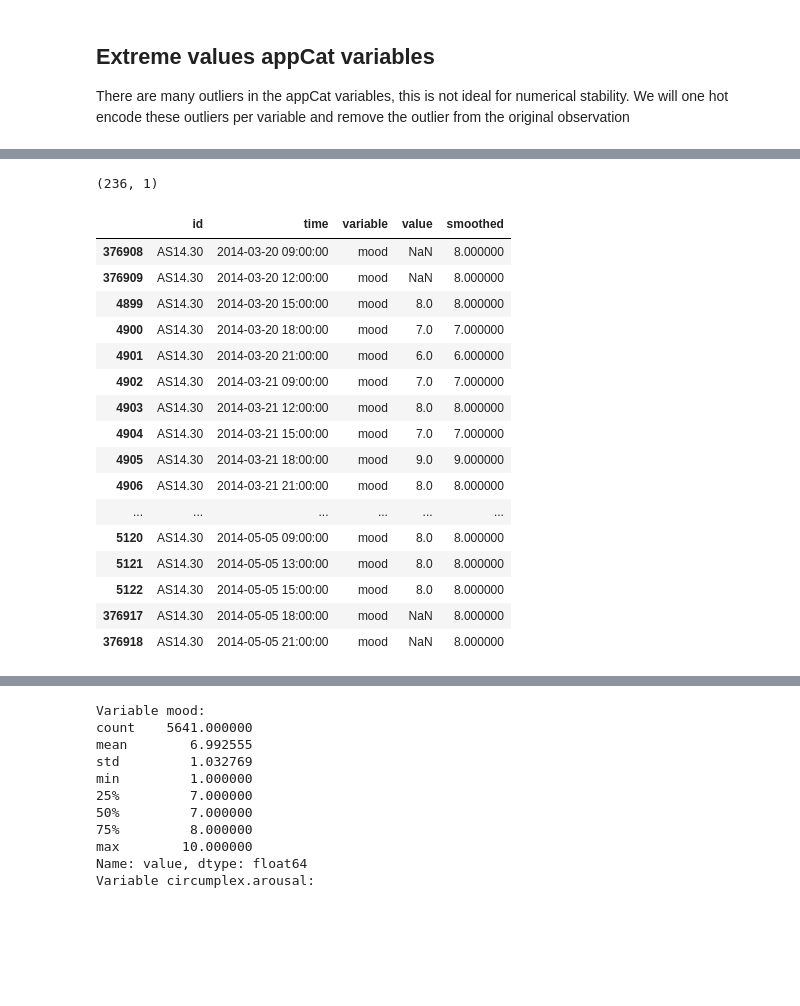
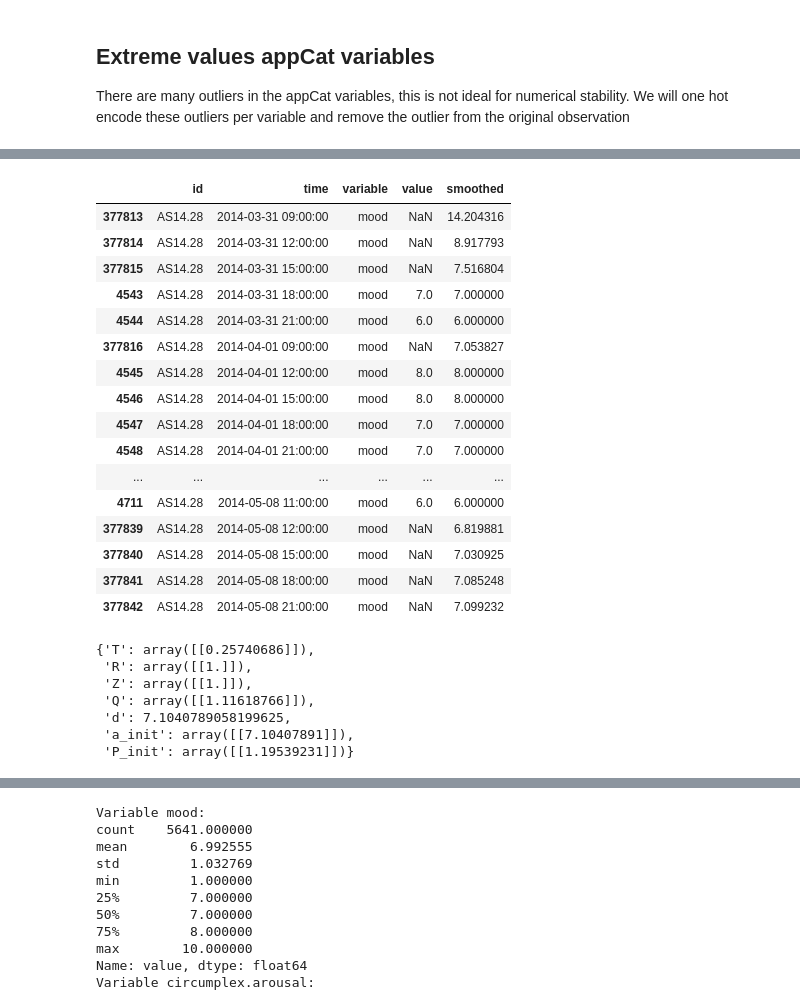
Before and after one commit to rapsac2010/learning-to-rank-expedia-vu, a Jupyter notebook: src/data_cleaning.ipynb, the cells around one changed output, grey strips where cells are left out. Drawn from its saved outputs; the diff is of its cells as text; code cells hidden in the pictures; blank space fills up the shorter version.

Commit message:
Kalman smoother impute should be working

```diff
--- a/src/data_cleaning.ipynb
+++ b/src/data_cleaning.ipynb
@@ -14,7 +14,7 @@ import numpy as np
 import pmdarima as pm
 from statsmodels.tsa.arima.model import ARIMA
 
-pd.set_option('display.max_rows', 500)
+pd.set_option('display.max_rows', 200)
 
 # Read config.ini file
 config = configparser.ConfigParser()
@@ -96,13 +74,13 @@ def KF_params(arma_model):
     m = np.maximum(p, q+1)
     T = np.zeros((m, m))
     R = np.zeros(m)
-    a_init = np.zeros(m)
+    a_init = np.zeros((m, 1))
     P_init = np.eye(m) * 10e7
     R[0] = 1
     Z = np.zeros(m)
     Z[0] = 1
     d = arma_model.params()['intercept'].astype(float)
-    Q = np.array([params['sigma2']])
+    Q = np.array([params['sigma2']]).reshape(1,1)
 
     for i in range(p):
         T[i, 0] = params["ar.L"+str(i+1)]
@@ -125,6 +103,7 @@ def KF_params(arma_model):
     # Initial state and variance
     if p > 0:
         mu = params['intercept'] / (1 - sum_AR)
+        d = mu
         a_init[0] = mu
         if p > 1:
             for i in range(p-1):
@@ -137,7 +116,7 @@ KF_res_dict = {}
 
 # Iterate over people
 # for person in tqdm(df['id'].unique()):
-for person in tqdm(['AS14.30']):
+for person in ['AS14.28']:
     # Dataframe for mood of current person
     idx_mood = np.logical_and(df['id'] == person , df['variable'] == 'mood')
     df_mood = df[idx_mood].copy()['value']
@@ -145,6 +124,10 @@ for person in tqdm(['AS14.30']):
 
     # # Extract the best (p, d, q) orders
     p, d, q = model.order
+    print(f"person: {person}, order: {model.order}")
+    print(model.summary())
+    print(model.arparams())
     params = model.params()
+
     # Get KF parameters
     KF_res_dict[person] = KF_params(model)
@@ -468,43 +192,53 @@ class KalmanFilter:
 # %%
 # AS14.05
-idx_mood = np.logical_and(df['id'] == "AS14.30" , df['variable'] == 'mood')
-KF_1430 = KF_res_dict["AS14.30"]
+person_sel = "AS14.28"
+idx_mood = np.logical_and(df['id'] == person_sel, df['variable'] == 'mood')
+KF_1430 = KF_res_dict[person_sel]
 df_mood = df[idx_mood].copy()
 # sort by time
 df_mood.sort_values('time', inplace=True)
 # df_mood.values to floats
 df_mood['value'] = df_mood['value'].astype(float)
 
 KF = KalmanFilter(y=df_mood['value'].values,
                 a_init=KF_1430['a_init'],
                 P_init = KF_1430['P_init'],
                 H = np.array([0]).reshape(1,1),
                 Q = KF_1430['Q'],
                 R = KF_1430['R'],
                 d = KF_1430['d'])
 
 res = KF.run_smoother(Z = KF_1430['Z'], T = KF_1430['T'])
 
-res_final = (res['a_smooth'] + KF_1430['d']).flatten()
+res_final = (res['a_smooth'][:, 0] + KF_1430['d']).flatten()
 # DF with one column with the smoothed values, and one column with the true values
 df_mood['smoothed'] = res_final
 df_mood
 # %% [output]
-(236, 1)
 |  | id | time | variable | value | smoothed |
-| 376908 | AS14.30 | 2014-03-20 09:00:00 | mood | NaN | 8.000000 |
-| 376909 | AS14.30 | 2014-03-20 12:00:00 | mood | NaN | 8.000000 |
-| 4899 | AS14.30 | 2014-03-20 15:00:00 | mood | 8.0 | 8.000000 |
-| 4900 | AS14.30 | 2014-03-20 18:00:00 | mood | 7.0 | 7.000000 |
-| 4901 | AS14.30 | 2014-03-20 21:00:00 | mood | 6.0 | 6.000000 |
-| 4902 | AS14.30 | 2014-03-21 09:00:00 | mood | 7.0 | 7.000000 |
-| 4903 | AS14.30 | 2014-03-21 12:00:00 | mood | 8.0 | 8.000000 |
-| 4904 | AS14.30 | 2014-03-21 15:00:00 | mood | 7.0 | 7.000000 |
-| 4905 | AS14.30 | 2014-03-21 18:00:00 | mood | 9.0 | 9.000000 |
-| 4906 | AS14.30 | 2014-03-21 21:00:00 | mood | 8.0 | 8.000000 |
+| 377813 | AS14.28 | 2014-03-31 09:00:00 | mood | NaN | 14.204316 |
+| 377814 | AS14.28 | 2014-03-31 12:00:00 | mood | NaN | 8.917793 |
+| 377815 | AS14.28 | 2014-03-31 15:00:00 | mood | NaN | 7.516804 |
+| 4543 | AS14.28 | 2014-03-31 18:00:00 | mood | 7.0 | 7.000000 |
+| 4544 | AS14.28 | 2014-03-31 21:00:00 | mood | 6.0 | 6.000000 |
+| 377816 | AS14.28 | 2014-04-01 09:00:00 | mood | NaN | 7.053827 |
+| 4545 | AS14.28 | 2014-04-01 12:00:00 | mood | 8.0 | 8.000000 |
+| 4546 | AS14.28 | 2014-04-01 15:00:00 | mood | 8.0 | 8.000000 |
+| 4547 | AS14.28 | 2014-04-01 18:00:00 | mood | 7.0 | 7.000000 |
+| 4548 | AS14.28 | 2014-04-01 21:00:00 | mood | 7.0 | 7.000000 |
 | ... | ... | ... | ... | ... | ... |
-| 5120 | AS14.30 | 2014-05-05 09:00:00 | mood | 8.0 | 8.000000 |
-| 5121 | AS14.30 | 2014-05-05 13:00:00 | mood | 8.0 | 8.000000 |
-| 5122 | AS14.30 | 2014-05-05 15:00:00 | mood | 8.0 | 8.000000 |
-| 376917 | AS14.30 | 2014-05-05 18:00:00 | mood | NaN | 8.000000 |
-| 376918 | AS14.30 | 2014-05-05 21:00:00 | mood | NaN | 8.000000 |
+| 4711 | AS14.28 | 2014-05-08 11:00:00 | mood | 6.0 | 6.000000 |
+| 377839 | AS14.28 | 2014-05-08 12:00:00 | mood | NaN | 6.819881 |
+| 377840 | AS14.28 | 2014-05-08 15:00:00 | mood | NaN | 7.030925 |
+| 377841 | AS14.28 | 2014-05-08 18:00:00 | mood | NaN | 7.085248 |
+| 377842 | AS14.28 | 2014-05-08 21:00:00 | mood | NaN | 7.099232 |
+# %%
+KF_1430
+# %% [output]
+{'T': array([[0.25740686]]),
+ 'R': array([[1.]]),
+ 'Z': array([[1.]]),
+ 'Q': array([[1.11618766]]),
+ 'd': 7.1040789058199625,
+ 'a_init': array([[7.10407891]]),
+ 'P_init': array([[1.19539231]])}
```
Also changed, not shown: parts of 18 cells of this notebook, 1 other file.
